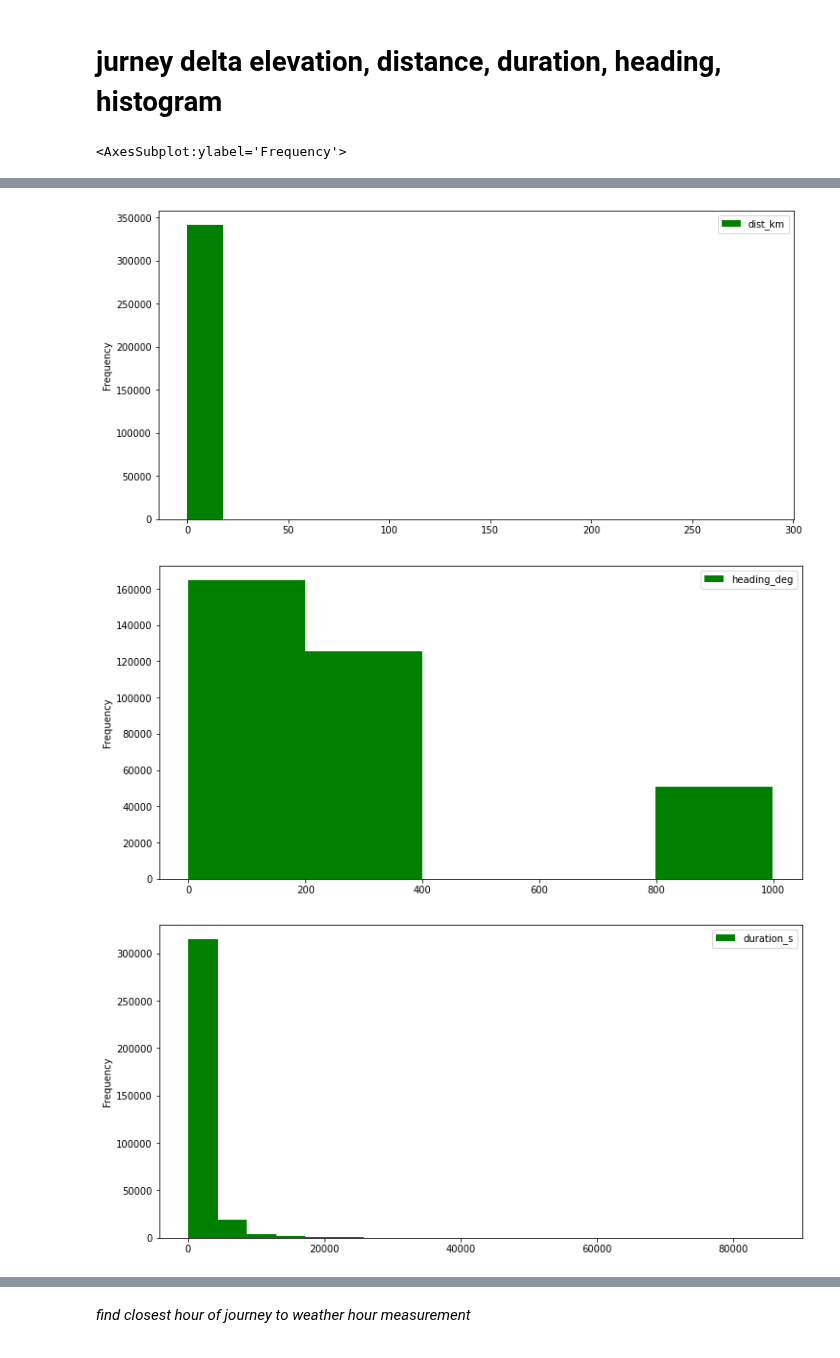
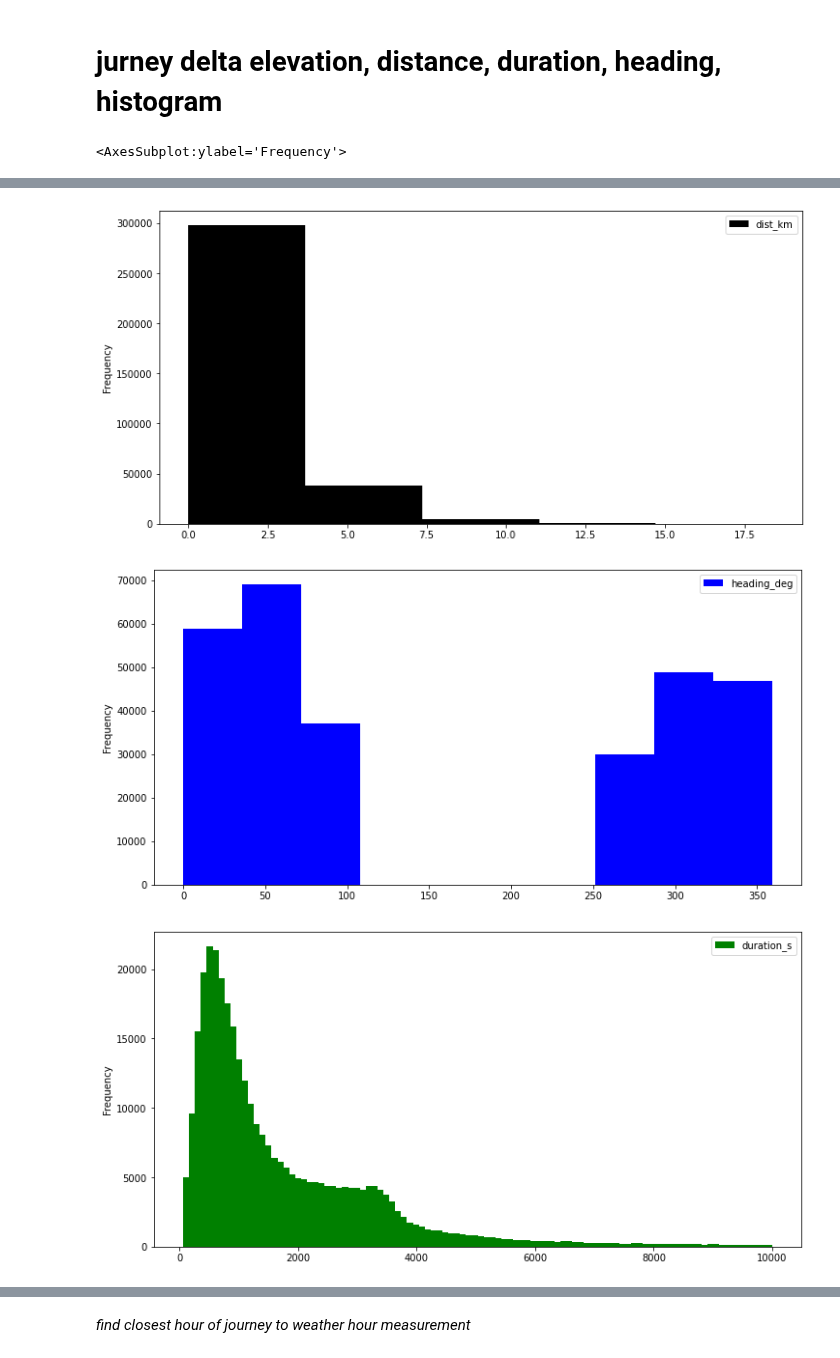
Before and after one commit to daim77/python_BI_analysis_bike_sharing, a Jupyter notebook: results.ipynb, the cells around one changed output, grey strips where cells are left out. Drawn from its saved outputs; the diff is of its cells as text; code cells hidden in the pictures.

```diff
--- a/results.ipynb
+++ b/results.ipynb
@@ -277,3 +199,13 @@ max       285.880000   85847.000000
+# %%
+import pandas as pd
+
+
+bikes_df = \
+    pd.read_csv('tables/bikes.csv', sep='\t').iloc[:, 2:]
+weather_df = \
+    pd.read_csv('tables/weather.csv', sep='\t').iloc[:, 2:]
+df_stations_id = \
+    pd.read_csv('tables/df_stations_id.csv', sep='\t').iloc[:, 1:]
 # %% [markdown]
 # wind speed and gust dependency
 # %%
@@ -303,18 +235,18 @@ df2.plot.scatter('start_station_id', 'end_station_id', figsize=(12, 6), marker='
 # %%
 df5 = bikes_df.loc[:, ['delta_elev']]
 df5.plot.hist('delta_elev', figsize=(12, 6), color='green', bins=10)
 
-df6 = bikes_df.loc[:, ['dist_km']]
-df6.plot.hist('dist_km', figsize=(12, 6), color='green', bins=16)
+df6 = bikes_df.loc[bikes_df['dist_km'] < 100, ['dist_km']]
+df6.plot.hist('dist_km', figsize=(12, 6), color='k', bins=5)
 
-df7 = bikes_df.loc[:, ['heading_deg']]
-df7.plot.hist('heading_deg', figsize=(12, 6), color='green', bins=5)
+df7 = bikes_df.loc[bikes_df['heading_deg'] < 360, ['heading_deg']]
+df7.plot.hist('heading_deg', figsize=(12, 6), color='blue', bins=10)
 
-df8 = bikes_df.loc[:, ['duration_s']]
-df8.plot.hist('duration_s', figsize=(12, 6), color='green', bins=20)
+df8 = bikes_df.loc[bikes_df['duration_s'] < 10000, ['duration_s']]
+df8.plot.hist('duration_s', figsize=(12, 6), color='green', bins=100)
 # %% [output]
 <AxesSubplot:ylabel='Frequency'>
 [figure]
-[figure, old version]
+[figure, new version]
-[figure, old version]
+[figure, new version]
-[figure, old version]
+[figure, new version]
```
Also changed, not shown: parts of 9 cells of this notebook, 1 other file.
